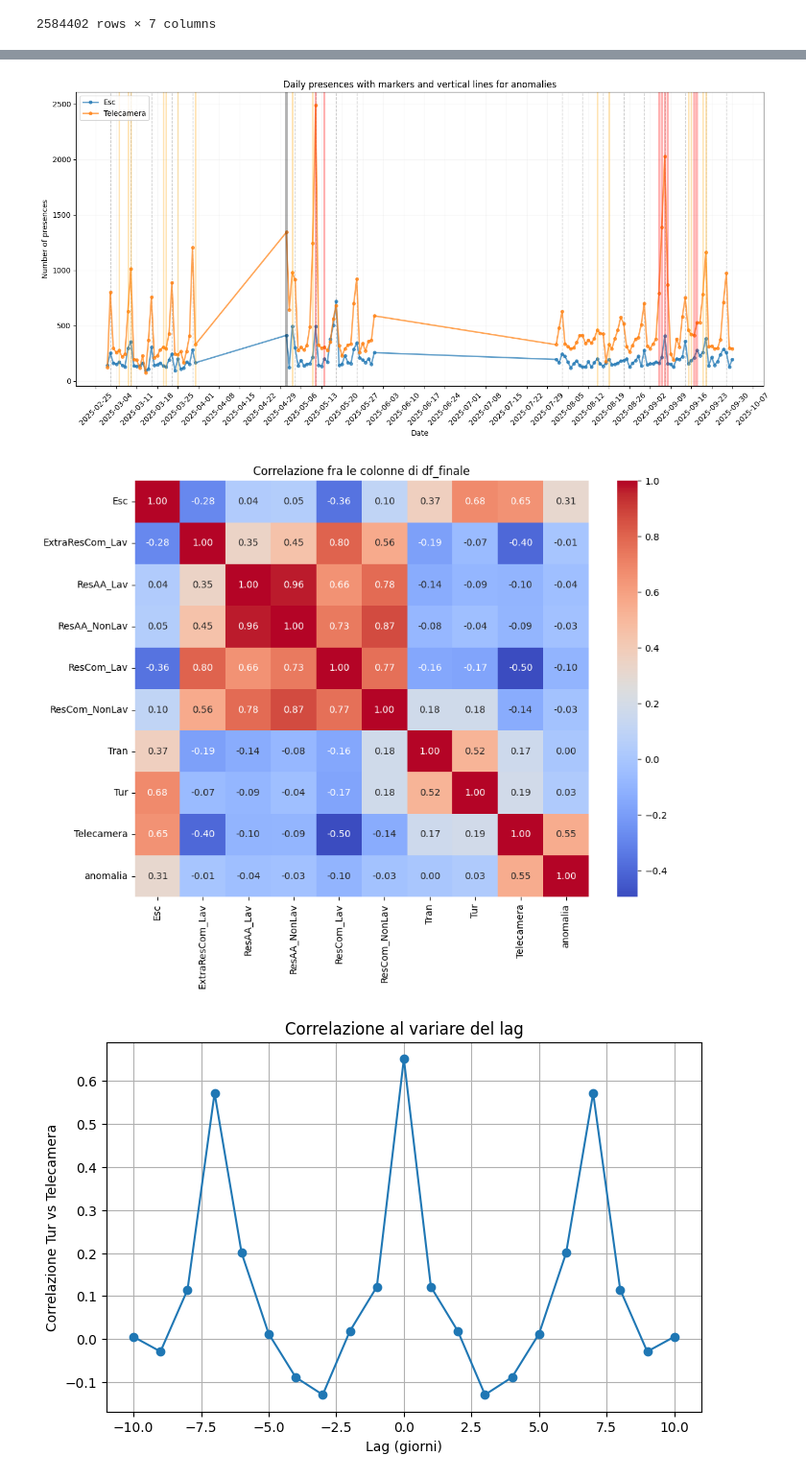
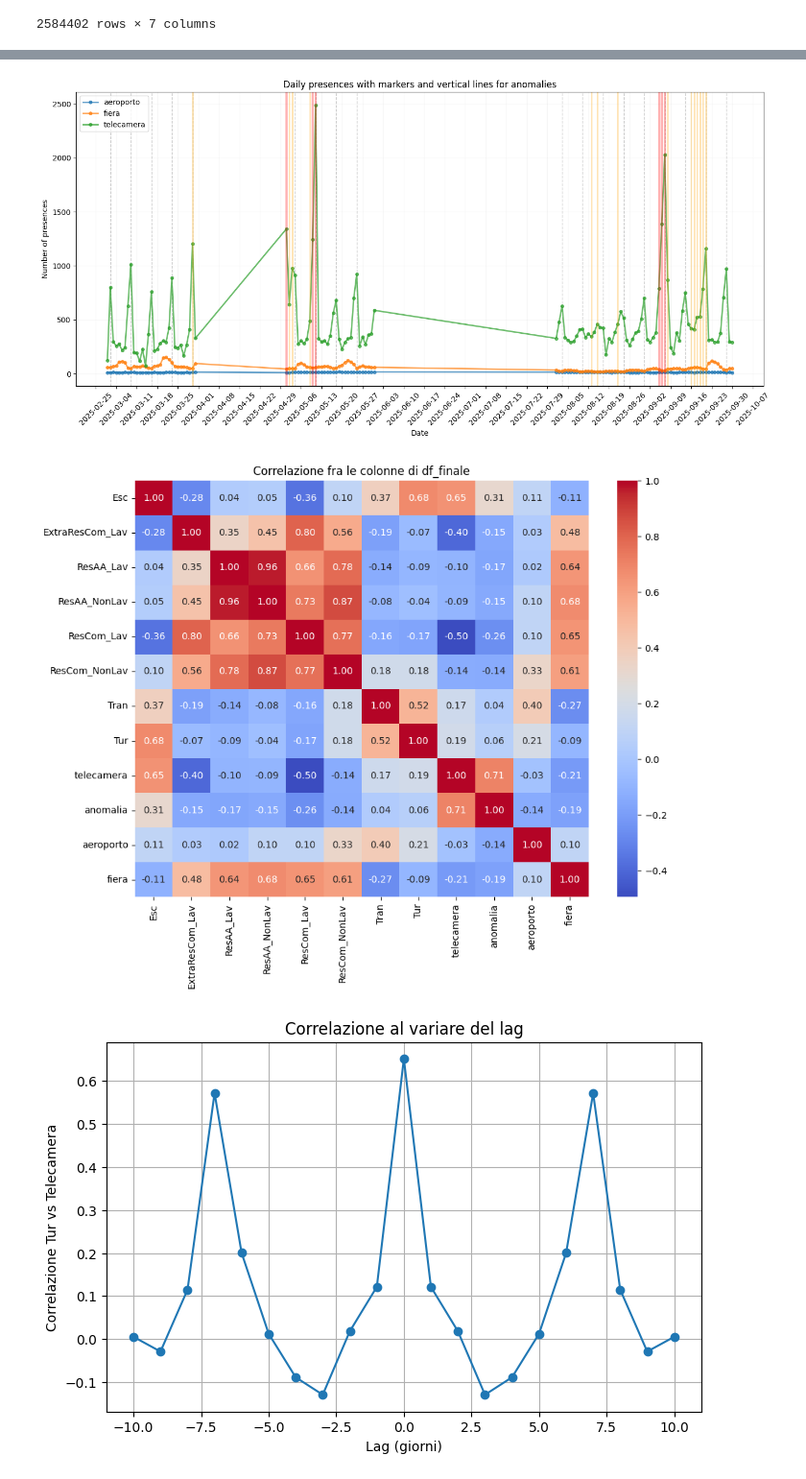
Before and after one commit to nbicocchi/S4C-Project, a Jupyter notebook: experiments/dataset2025/data_analysis/presence_analysis_2.ipynb, the cells around one changed output, grey strips where cells are left out. Shown at 96% size. Saved outputs shown, nothing was run; the diff lists cells and outputs as text; code cells hidden in the pictures.

```diff
--- a/experiments/dataset2025/data_analysis/presence_analysis_2.ipynb
+++ b/experiments/dataset2025/data_analysis/presence_analysis_2.ipynb
@@ -44,5 +44,7 @@ df_presenze["data_analisi"] = (
     pd.to_datetime(df_presenze["data_analisi"]) + pd.Timedelta(days=0)
 )
 
+df_presenze = df_presenze.rename(columns={"data_analisi": "day"})
+
 df_presenze
 # %% [output]
@@ -152,0 +83,4 @@ Name: count, dtype: int64
+# %%
+df_bologna = pd.read_csv("../bologna/traffico_aeroporto_fiera.csv")
+df_bologna = df_bologna.rename(columns={"data": "day"})
+df_bologna
@@ -154,32 +102,27 @@ Name: count, dtype: int64
 import numpy as np
 
 # --- Assicurati che le colonne data siano datetime ---
-df_presenze["data_analisi"] = pd.to_datetime(df_presenze["data_analisi"])
-df_telecamere["data"] = pd.to_datetime(df_telecamere["data"])
-df_eventi["giorno"] = pd.to_datetime(df_eventi["giorno"])
+df_presenze["day"] = pd.to_datetime(df_presenze["day"])
+df_cam["day"] = pd.to_datetime(df_cam["day"])
+df_bologna["day"] = pd.to_datetime(df_bologna["day"])
 
 # --- Merge df_presenze + df_telecamere ---
 df_finale = df_presenze.merge(
-    df_telecamere,
-    left_on="data_analisi",
-    right_on="data",
+    df_cam,
+    left_on="day",
+    right_on="day",
     how="left"
 )
 
 # --- Merge df_finale + df_eventi ---
 # Aggiungiamo suffissi per evitare conflitti di colonne con lo stesso nome
 df_finale = df_finale.merge(
-    df_eventi,
-    left_on="data_analisi",
-    right_on="giorno",
+    df_bologna,
+    left_on="day",
+    right_on="day",
     how="left",
     suffixes=("", "_evento")
 )
 
-# Rimuoviamo la colonna duplicata 'giorno' proveniente da df_eventi
-df_finale = df_finale.drop(columns=["giorno"])
-
-df_finale = df_finale.drop(columns=["data"])
-
 df_finale
 # %% [output]
@@ -264,19 +207,16 @@ import matplotlib.pyplot as plt
 import matplotlib.dates as mdates
 import pandas as pd
 
-# Assicurati che la colonna sia datetime
-df_finale["data_analisi"] = pd.to_datetime(df_finale["data_analisi"])
-
 fig, ax = plt.subplots(figsize=(14,7))
 
 # Colonne da plottare
-colonne_da_plot = ["Esc", "Telecamera"]
+colonne_da_plot = ["aeroporto", "fiera", "telecamera"]
 palette = plt.cm.tab10(range(len(colonne_da_plot)))
 
 # =========================
 # Linee verticali per DOMENICHE
 # =========================
-sundays = df_finale[df_finale["data_analisi"].dt.weekday == 6]["data_analisi"]
+sundays = df_finale[df_finale["day"].dt.weekday == 6]["day"]
 for d in sundays:
     ax.axvline(
         x=d,
@@ -291,7 +231,7 @@ for d in sundays:
 # =========================
 for i, col in enumerate(colonne_da_plot):
     ax.plot(
-        df_finale["data_analisi"],
+        df_finale["day"],
         df_finale[col],
         color=palette[i],
         linewidth=2,
@@ -305,7 +245,7 @@ for i, col in enumerate(colonne_da_plot):
 # Linee verticali per anomalie
 # =========================
 for level, color in zip([1, 2, 3], ["orange", "red", "black"]):
-    dates = df_finale[df_finale["anomalia"] == level]["data_analisi"]
+    dates = df_finale[df_finale["anomalia"] == level]["day"]
     for d in dates:
         ax.axvline(
             x=d,
@@ -331,22 +271,22 @@ plt.xticks(rotation=45)
 plt.tight_layout()
 plt.show()
 # %% [output]
-[figure, old version]
+[figure, new version]
 # %%
 import seaborn as sns
 import matplotlib.pyplot as plt
 
 # Calcola la matrice di correlazione (solo colonne numeriche)
-corr = df_finale.drop(columns=["data_analisi"]).corr()
+corr = df_finale.drop(columns=["day"]).corr()
 
 # Mostra la matrice di correlazione con heatmap
 plt.figure(figsize=(10,8))
 sns.heatmap(corr, annot=True, fmt=".2f", cmap="coolwarm", cbar=True)
 plt.title("Correlazione fra le colonne di df_finale")
 plt.tight_layout()
 plt.show()
 # %% [output]
-[figure, old version]
+[figure, new version]
 # %%
 import pandas as pd
 import matplotlib.pyplot as plt
```
Also changed, not shown: parts of 11 cells of this notebook, 8 other files.
